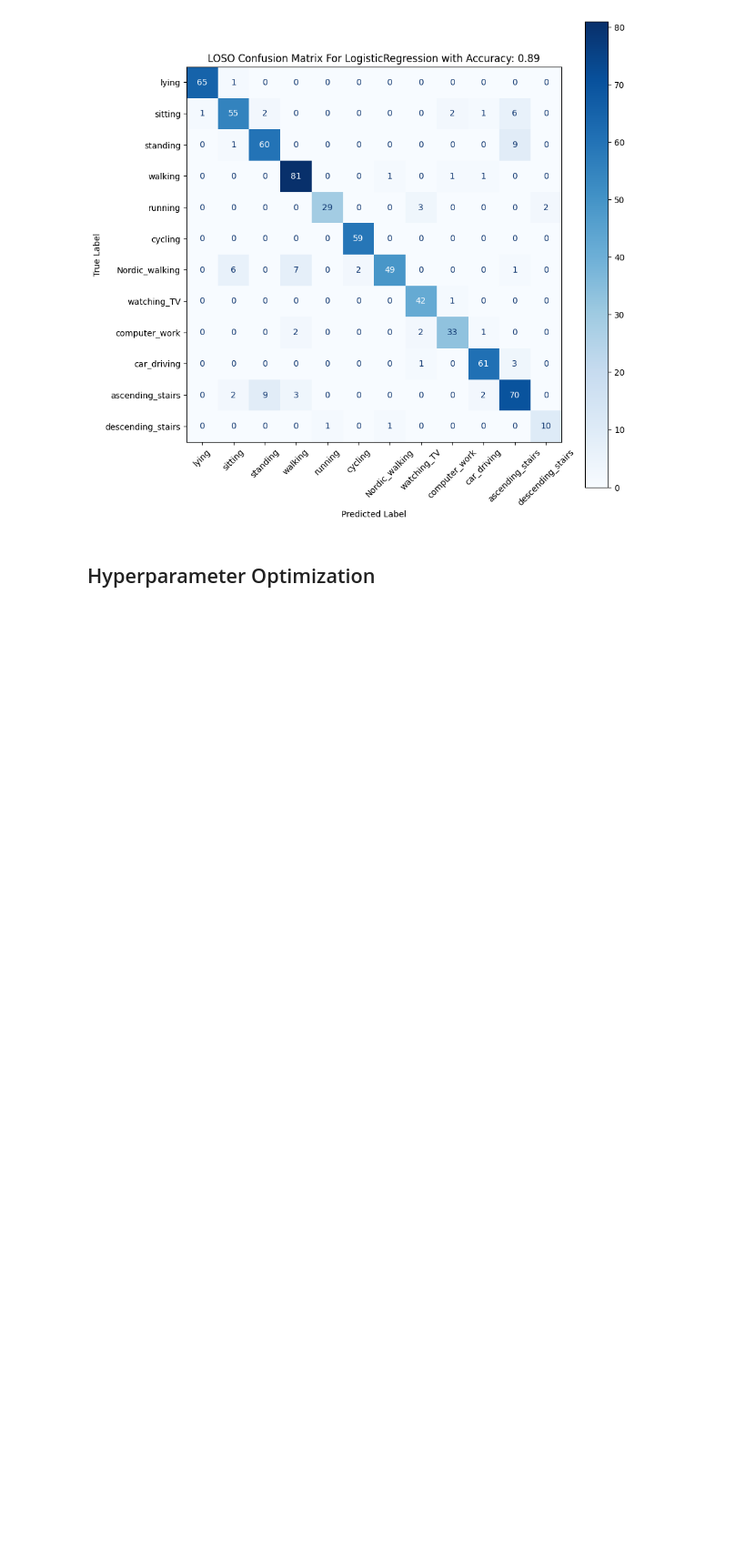
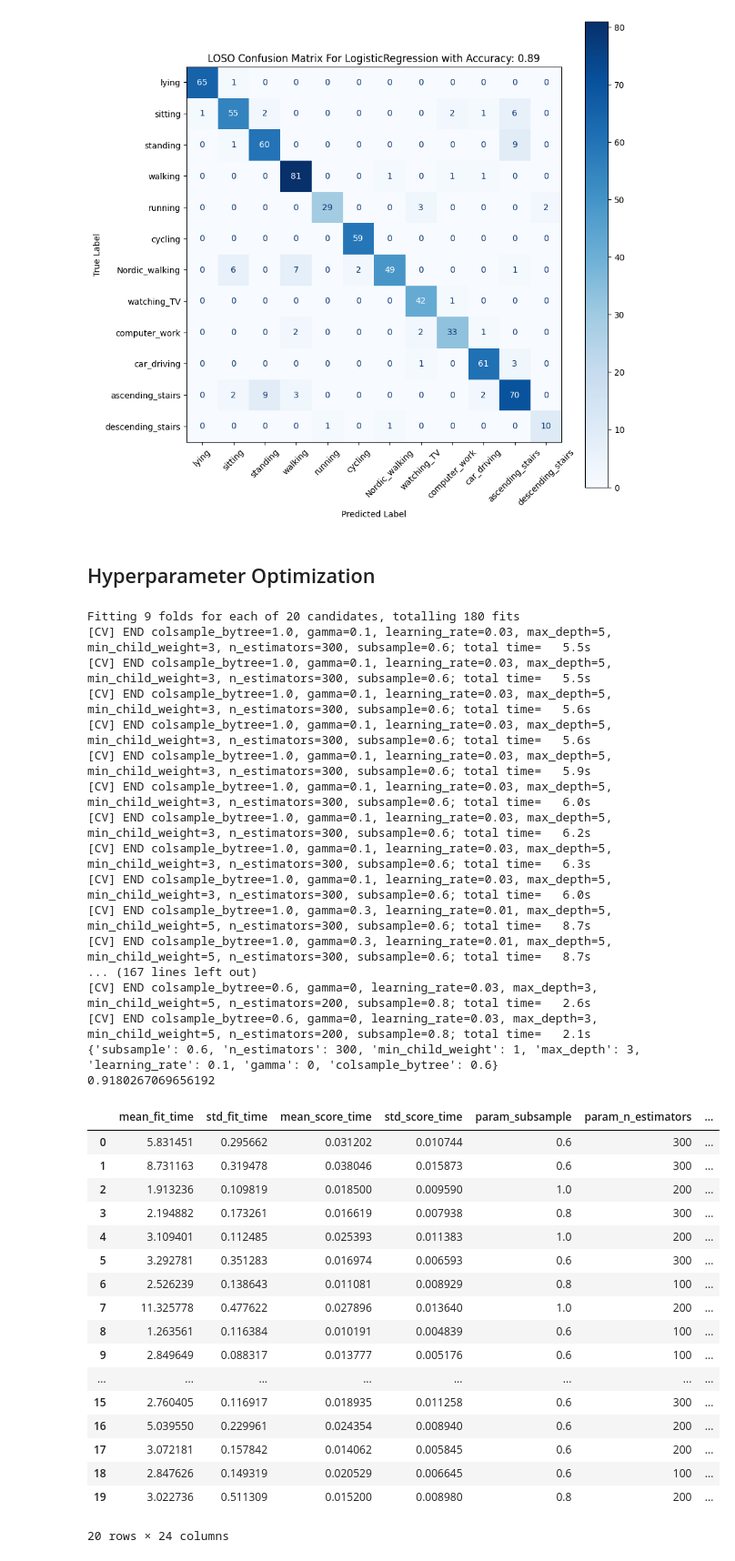
Before and after one commit to Ryaspen12/ML_practice_projects, a Jupyter notebook: Project_1_Gait_Classification/notebooks/modeling.ipynb, the cells around one changed output. Shown at 91% size. Saved outputs shown, nothing was run; the diff lists cells and outputs as text; code cells hidden in the pictures; blank space fills up the shorter version.

Commit message:
optimized, trained, saved final xgboost model

```diff
--- a/Project_1_Gait_Classification/notebooks/modeling.ipynb
+++ b/Project_1_Gait_Classification/notebooks/modeling.ipynb
@@ -190,19 +191,75 @@ feature_names = X.columns
 # plt.show()
 # %% [markdown]
 ## Hyperparameter Optimization
+# %%
+# baseline model
+xgb = XGBClassifier(
+    objective="multi:softprob",
+    eval_metric="mlogloss",
+    random_state=42
+)
+
+# paramter distribution for randomized search
+param_dist = {
+    "n_estimators": [100, 200, 300], #number of trees
+    "max_depth": [3, 5, 7, 9], #max depth of each tree
+    "learning_rate": [0.01, 0.03, 0.05, 0.1], #learning aggressiveness
+    "subsample": [0.6, 0.8, 1.0], #fraction of samples used for training each tree
+    "colsample_bytree": [0.6, 0.8, 1.0], #fraction of features used for training each tree
+    "min_child_weight": [1, 3, 5], #minimum sum of instance weights needed in a child
+    "gamma": [0, 0.1, 0.3] #minimum loss reduction required to make a further partition/split gain
+}
 # %%
-mod = GridSearchCV(estimator=pipe,
-                  param_grid={'model__n_estimators': [50, 100, 200],
-                              'model__max_depth': [3, 5, 10],
-                              'model__learning_rate': [0.001, 0.01, 0.05]
-                              },
-                  cv = logo,
-                  scoring= 'roc_auc',
-                  n_jobs =-1)
+#use randomized search cv to find optimal hyperparameters for XGBoost
+search = RandomizedSearchCV(estimator=xgb,
+                            param_distributions=param_dist,
+                            n_iter=20, #number of parameter settings that are sampled
+                            cv = LeaveOneGroupOut(), #use LOSO cross-validation
+                            scoring = 'f1_macro', #use macro F1 score for multi-class classification
+                            n_jobs=-1,
+                            verbose=2,
+                            random_state=42
+                            )
 
-mod.fit(X,y, groups=groups)
+search.fit(X, y_encoded, groups=subjects)
 
-print(mod.best_params_)
-print(mod.best_score_)
+print(search.best_params_)
+print(search.best_score_)
 
-pd.DataFrame(mod.cv_results_)
+display(pd.DataFrame(search.cv_results_))
+# %% [output]
+Fitting 9 folds for each of 20 candidates, totalling 180 fits
+[CV] END colsample_bytree=1.0, gamma=0.1, learning_rate=0.03, max_depth=5, min_child_weight=3, n_estimators=300, subsample=0.6; total time=   5.5s
+[CV] END colsample_bytree=1.0, gamma=0.1, learning_rate=0.03, max_depth=5, min_child_weight=3, n_estimators=300, subsample=0.6; total time=   5.5s
+[CV] END colsample_bytree=1.0, gamma=0.1, learning_rate=0.03, max_depth=5, min_child_weight=3, n_estimators=300, subsample=0.6; total time=   5.6s
+[CV] END colsample_bytree=1.0, gamma=0.1, learning_rate=0.03, max_depth=5, min_child_weight=3, n_estimators=300, subsample=0.6; total time=   5.6s
+[CV] END colsample_bytree=1.0, gamma=0.1, learning_rate=0.03, max_depth=5, min_child_weight=3, n_estimators=300, subsample=0.6; total time=   5.9s
+[CV] END colsample_bytree=1.0, gamma=0.1, learning_rate=0.03, max_depth=5, min_child_weight=3, n_estimators=300, subsample=0.6; total time=   6.0s
+[CV] END colsample_bytree=1.0, gamma=0.1, learning_rate=0.03, max_depth=5, min_child_weight=3, n_estimators=300, subsample=0.6; total time=   6.2s
+[CV] END colsample_bytree=1.0, gamma=0.1, learning_rate=0.03, max_depth=5, min_child_weight=3, n_estimators=300, subsample=0.6; total time=   6.3s
+[CV] END colsample_bytree=1.0, gamma=0.1, learning_rate=0.03, max_depth=5, min_child_weight=3, n_estimators=300, subsample=0.6; total time=   6.0s
+[CV] END colsample_bytree=1.0, gamma=0.3, learning_rate=0.01, max_depth=5, min_child_weight=5, n_estimators=300, subsample=0.6; total time=   8.7s
+[CV] END colsample_bytree=1.0, gamma=0.3, learning_rate=0.01, max_depth=5, min_child_weight=5, n_estimators=300, subsample=0.6; total time=   8.7s
+... (167 lines left out)
+[CV] END colsample_bytree=0.6, gamma=0, learning_rate=0.03, max_depth=3, min_child_weight=5, n_estimators=200, subsample=0.8; total time=   2.6s
+[CV] END colsample_bytree=0.6, gamma=0, learning_rate=0.03, max_depth=3, min_child_weight=5, n_estimators=200, subsample=0.8; total time=   2.1s
+{'subsample': 0.6, 'n_estimators': 300, 'min_child_weight': 1, 'max_depth': 3, 'learning_rate': 0.1, 'gamma': 0, 'colsample_bytree': 0.6}
+0.9180267069656192
+|  | mean_fit_time | std_fit_time | mean_score_time | std_score_time | param_subsample | param_n_estimators | ... |
+| 0 | 5.831451 | 0.295662 | 0.031202 | 0.010744 | 0.6 | 300 | ... |
+| 1 | 8.731163 | 0.319478 | 0.038046 | 0.015873 | 0.6 | 300 | ... |
+| 2 | 1.913236 | 0.109819 | 0.018500 | 0.009590 | 1.0 | 200 | ... |
+| 3 | 2.194882 | 0.173261 | 0.016619 | 0.007938 | 0.8 | 300 | ... |
+| 4 | 3.109401 | 0.112485 | 0.025393 | 0.011383 | 1.0 | 200 | ... |
+| 5 | 3.292781 | 0.351283 | 0.016974 | 0.006593 | 0.6 | 300 | ... |
+| 6 | 2.526239 | 0.138643 | 0.011081 | 0.008929 | 0.8 | 100 | ... |
+| 7 | 11.325778 | 0.477622 | 0.027896 | 0.013640 | 1.0 | 200 | ... |
+| 8 | 1.263561 | 0.116384 | 0.010191 | 0.004839 | 0.6 | 100 | ... |
+| 9 | 2.849649 | 0.088317 | 0.013777 | 0.005176 | 0.6 | 100 | ... |
+| ... | ... | ... | ... | ... | ... | ... | ... |
+| 15 | 2.760405 | 0.116917 | 0.018935 | 0.011258 | 0.6 | 300 | ... |
+| 16 | 5.039550 | 0.229961 | 0.024354 | 0.008940 | 0.6 | 200 | ... |
+| 17 | 3.072181 | 0.157842 | 0.014062 | 0.005845 | 0.6 | 200 | ... |
+| 18 | 2.847626 | 0.149319 | 0.020529 | 0.006645 | 0.6 | 100 | ... |
+| 19 | 3.022736 | 0.511309 | 0.015200 | 0.008980 | 0.8 | 200 | ... |
+20 rows × 24 columns
```
Also changed, not shown: parts of 5 cells of this notebook, 1 other file.
